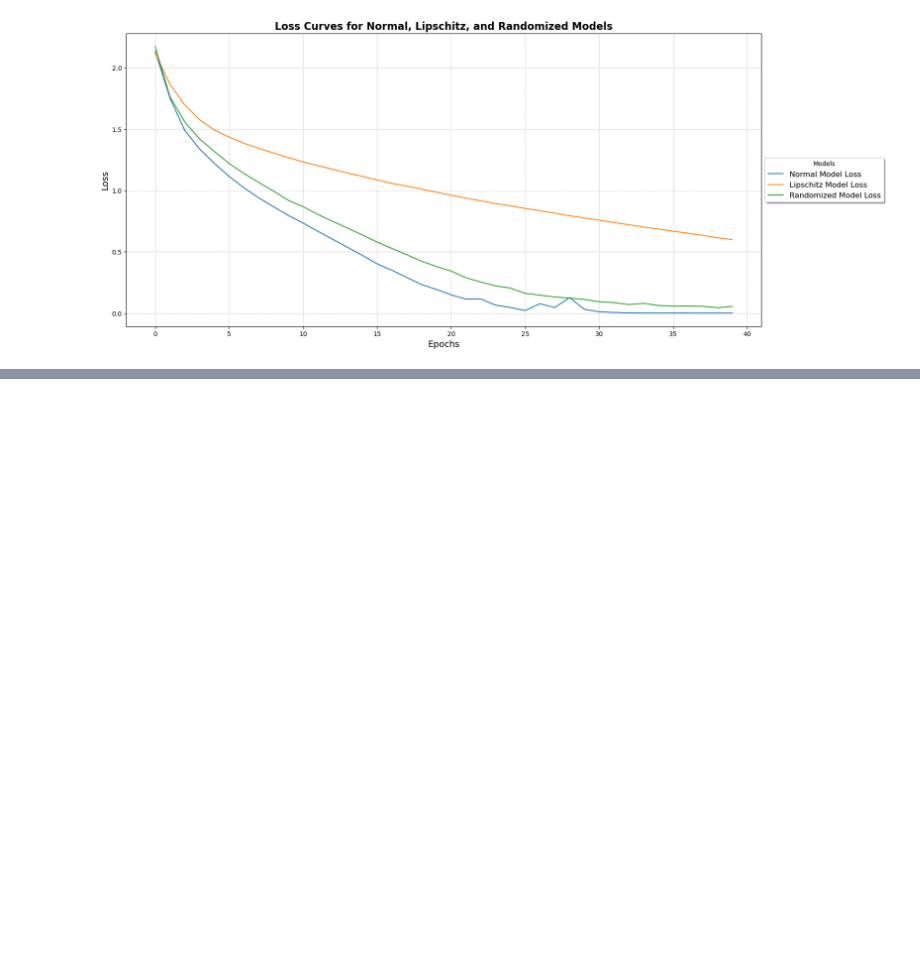
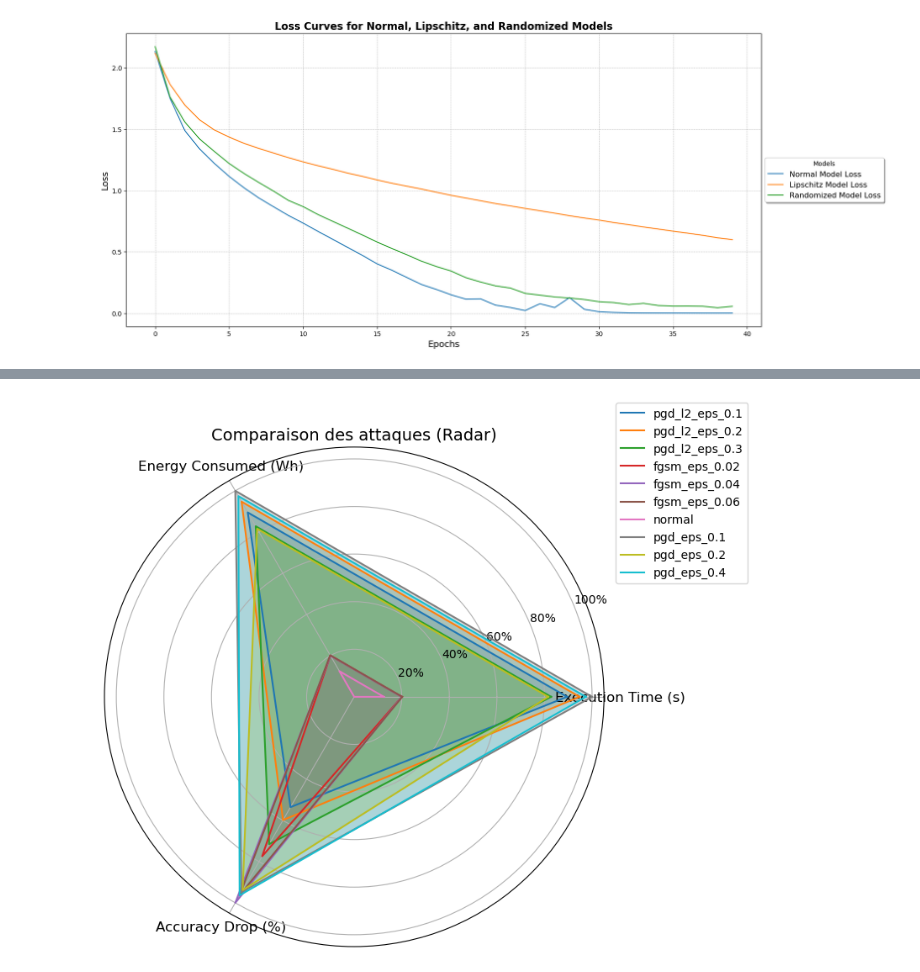
Before and after one commit to Choup522/IAProject, a Jupyter notebook: DisplayResults.ipynb, the cells around one changed output, grey strips where cells are left out. Cells and saved outputs as stored; diff of their text form; code cells hidden in the pictures; blank space fills up the shorter version.

```diff
--- a/DisplayResults.ipynb
+++ b/DisplayResults.ipynb
@@ -815,0 +995,35 @@ plot_model_losses(classic_data['normal'], lipschitz_data['normal'], randomized_d
+# %%
+# Normaliser les données pour chaque axe (0-1)
+df_normalized = df.copy()
+df_normalized["Execution Time (s)"] /= df["Execution Time (s)"].max()
+df_normalized["Energy Consumed (Wh)"] /= df["Energy Consumed (Wh)"].max()
+df_normalized["Accuracy Drop (%)"] /= df["Accuracy Drop (%)"].max()
+
+# Préparer les données pour le radar
+categories = ["Execution Time (s)", "Energy Consumed (Wh)", "Accuracy Drop (%)"]
+num_vars = len(categories)
+
+# Angles du radar
+angles = np.linspace(0, 2 * np.pi, num_vars, endpoint=False).tolist()
+angles += angles[:1]  # Boucler pour fermer le radar
+
+# Préparer le radar
+fig, ax = plt.subplots(figsize=(8, 8), subplot_kw=dict(polar=True))
+for i, row in df_normalized.iterrows():
+    values = row[categories].tolist()
+    values += values[:1]  # Boucler les valeurs pour fermer le radar
+    ax.plot(angles, values, label=row["Attack Type"])
+    ax.fill(angles, values, alpha=0.25)
+
+# Configuration du radar
+ax.set_title("Comparaison des attaques (Radar)", fontsize=14)
+ax.set_yticks([0.2, 0.4, 0.6, 0.8, 1.0])
+ax.set_yticklabels(["20%", "40%", "60%", "80%", "100%"])
+ax.set_xticks(angles[:-1])
+ax.set_xticklabels(categories, fontsize=12)
+
+plt.legend(loc="upper right", bbox_to_anchor=(1.3, 1.1), fontsize=10)
+plt.tight_layout()
+plt.show()
+# %% [output]
+[figure, added]
```
Also changed, not shown: parts of 6 cells of this notebook, 1 other file.
